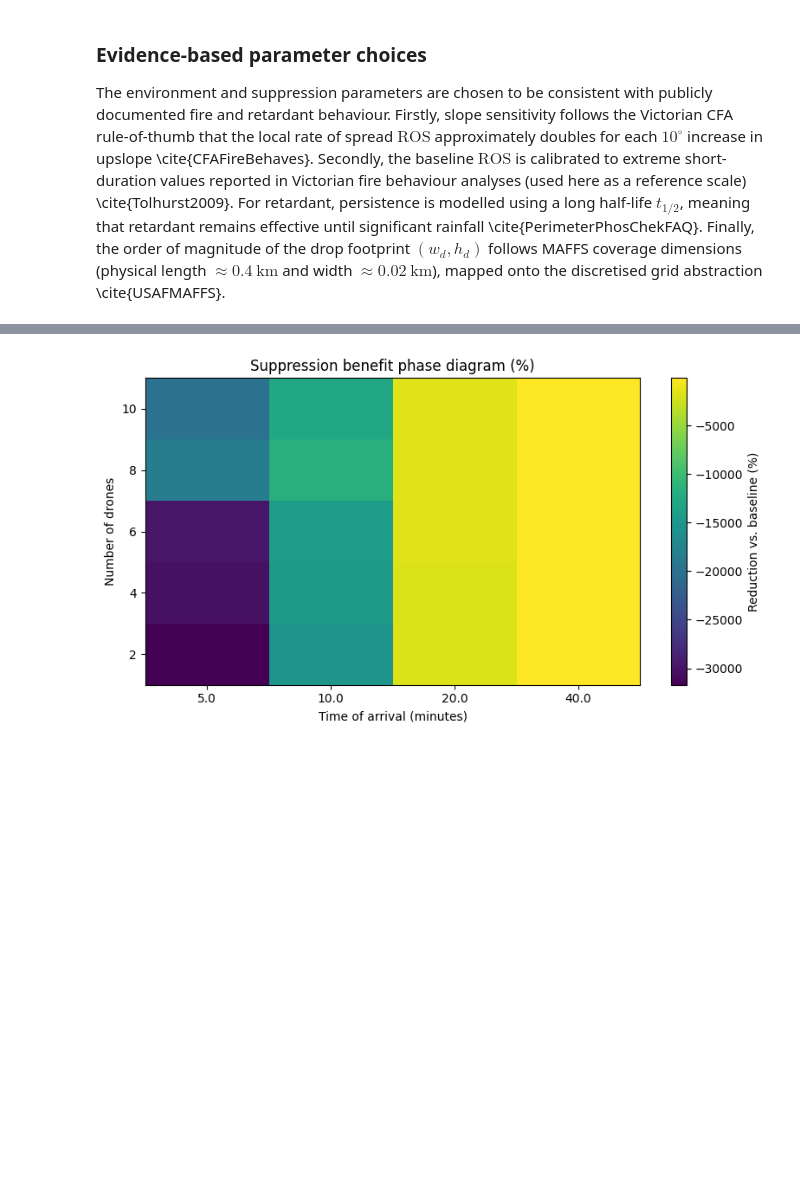
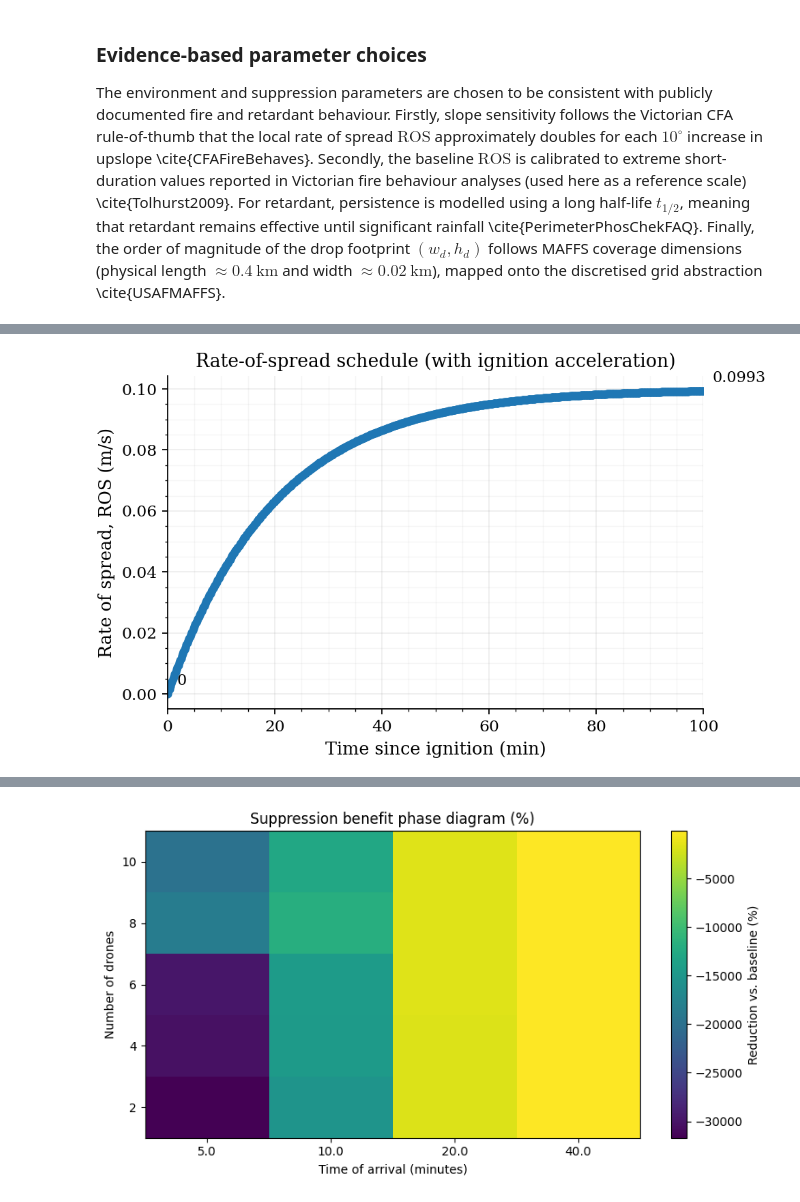
Before and after one commit to joshgreenwa/PyroFinsler, a Jupyter notebook: experiment_early_detection_vs_drones.ipynb, the cells around one changed output, grey strips where cells are left out. Drawn from its saved outputs; the diff is of its cells as text; code cells hidden in the pictures; blank space fills up the shorter version.

```diff
--- a/experiment_early_detection_vs_drones.ipynb
+++ b/experiment_early_detection_vs_drones.ipynb
@@ -302,3 +293,85 @@ plt.show()
+# %%
+import numpy as np
+import matplotlib as mpl
+import matplotlib.pyplot as plt
+
+# -----------------------------
+# Publication / LaTeX-friendly styling (no external LaTeX required)
+# -----------------------------
+mpl.rcParams.update({
+    "figure.dpi": 160,
+    "savefig.dpi": 450,
+    "savefig.format": "pdf",
+    "savefig.bbox": "tight",
+    "savefig.pad_inches": 0.02,
+
+    "font.family": "serif",
+    "font.size": 11.5,
+    "axes.titlesize": 12.0,
+    "axes.labelsize": 11.5,
+    "legend.fontsize": 10.5,
+    "xtick.labelsize": 10.5,
+    "ytick.labelsize": 10.5,
+
+    "axes.linewidth": 0.8,
+    "xtick.direction": "out",
+    "ytick.direction": "out",
+
+    "text.usetex": False,
+    "mathtext.fontset": "stix",
+    "pdf.fonttype": 42,
+    "ps.fonttype": 42,
+})
+
+# -----------------------------
+# ROS schedule vs time (includes acceleration from ignition if enabled)
+# -----------------------------
+ros_sched = np.asarray(build_ros_schedule(CONFIG), dtype=float)
+if ros_sched.ndim == 0:
+    ros_sched = ros_sched[None]
+
+dt_min = float(CONFIG["grid"]["dt_s"]) / 60.0
+t_ros = np.arange(ros_sched.shape[0]) * dt_min
+
+fig, ax = plt.subplots(figsize=(6.2, 3.8), constrained_layout=True)
+
+ax.plot(t_ros, ros_sched, marker="o", linewidth=1.8, markersize=4.5)
+
+ax.set_xlabel(r"Time since ignition (min)")
+ax.set_ylabel(r"Rate of spread, ROS (m/s)")
+ax.set_title(r"Rate-of-spread schedule (with ignition acceleration)")
+
+# Clean, paper-style grid + spines
+ax.grid(True, which="major", alpha=0.22, linewidth=0.8)
+ax.grid(True, which="minor", alpha=0.12, linewidth=0.6)
+ax.minorticks_on()
+ax.spines["top"].set_visible(False)
+ax.spines["right"].set_visible(False)
+
+# Optional: tighten x-limits to data
+ax.set_xlim(float(t_ros.min()), float(t_ros.max()))
+
+# Optional: show start/end annotations (often helpful in papers)
+ax.annotate(
+    rf"{ros_sched[0]:.3g}",
+    xy=(t_ros[0], ros_sched[0]),
+    xytext=(6, 6),
+    textcoords="offset points",
+    fontsize=10,
+)
+ax.annotate(
+    rf"{ros_sched[-1]:.3g}",
+    xy=(t_ros[-1], ros_sched[-1]),
+    xytext=(6, 6),
+    textcoords="offset points",
+    fontsize=10,
+)
+
+fig.savefig("fig_ros_schedule.pdf")
+fig.savefig("fig_ros_schedule.png", dpi=500)
+plt.show()
+# %% [output]
+[figure, added]
 # %%
 
 # Baseline fire growth over time (no suppression) to visualise acceleration.
```
Also changed, not shown: parts of 10 cells of this notebook, 8 other files.
